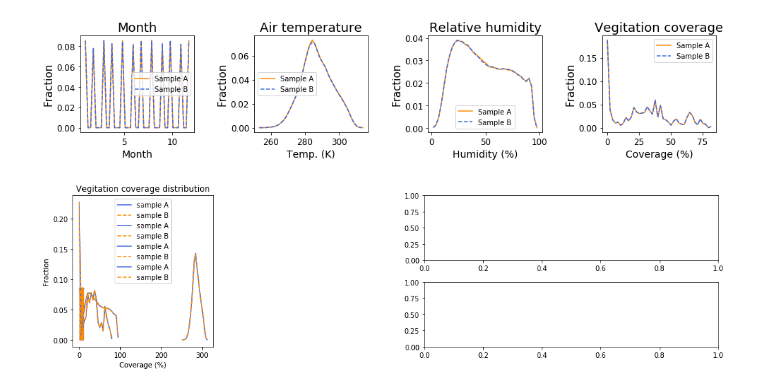
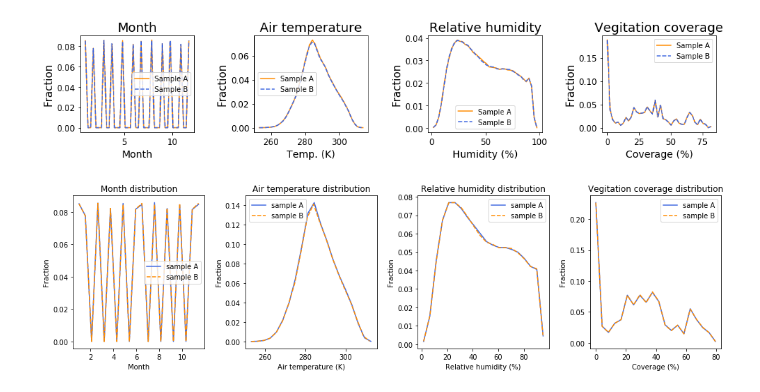
Before and after one commit to aristyogresearch/wildfire, a Jupyter notebook: notebooks/recursive_sampling_comparison.ipynb, the cells around one changed output. Drawn from its saved outputs; the diff is of its cells as text; code cells hidden in the pictures.

```diff
--- a/notebooks/recursive_sampling_comparison.ipynb
+++ b/notebooks/recursive_sampling_comparison.ipynb
@@ -126,6 +126,9 @@ plt.ylabel('Fraction')
 plt.title('Month distribution')
 plt.legend()
 
+
+plt.subplot(1, 4, 2)
+
 parent_values, parent_base = np.histogram(stratified_sample1['air.2m'], bins=20)
 sample_values, sample_base = np.histogram(stratified_sample2['air.2m'], bins=20)
 
@@ -148,6 +151,9 @@ plt.ylabel('Fraction')
 plt.title('Air temperature distribution')
 plt.legend()
 
+
+plt.subplot(1, 4, 3)
+
 parent_values, parent_base = np.histogram(stratified_sample1['rhum.2m'], bins=20)
 sample_values, sample_base = np.histogram(stratified_sample2['rhum.2m'], bins=20)
 
@@ -169,32 +175,35 @@ plt.xlabel('Relative humidity (%)')
 plt.ylabel('Fraction')
 plt.title('Relative humidity distribution')
 plt.legend()
+
+
+plt.subplot(1, 4, 4)
 
 parent_values, parent_base = np.histogram(stratified_sample1['veg'], bins=20)
 sample_values, sample_base = np.histogram(stratified_sample2['veg'], bins=20)
 
 plt.plot(
     parent_base[:-1],
     (parent_values/len(stratified_sample1)),
     color = 'royalblue',
     label = 'sample A'
 )
 plt.plot(
     sample_base[:-1],
     (sample_values/len(stratified_sample2)),
     color = 'darkorange',
     label = 'sample B',
     linestyle = '--'
 )
 
 plt.xlabel('Coverage (%)')
 plt.ylabel('Fraction')
 plt.title('Vegitation coverage distribution')
 plt.legend()
 
 
 plt.tight_layout()
 plt.savefig('../figures/stratified_sample_comparison.png', bbox_inches='tight')
 plt.show()
 # %% [output]
-[figure, old version]
+[figure, new version]
```
Also changed, not shown: 4 other files.
